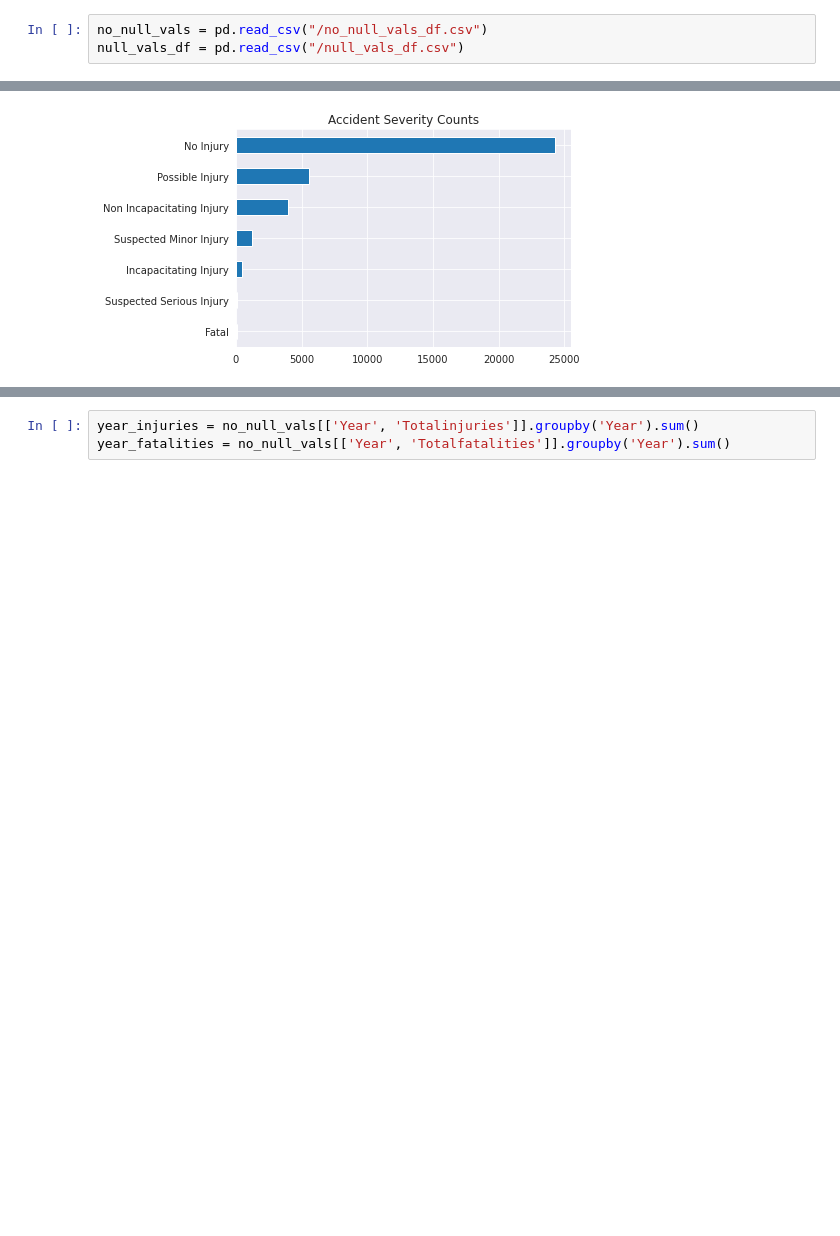
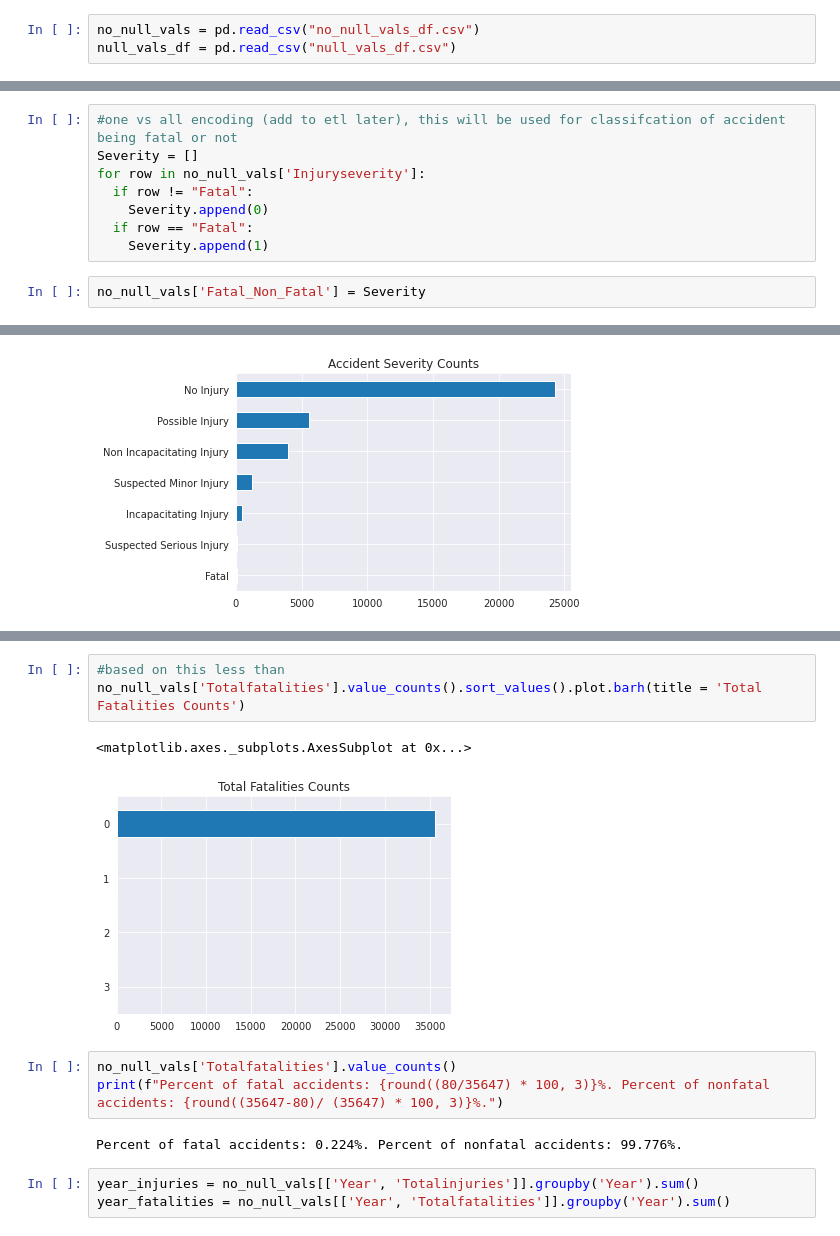
Before and after one commit to noahruiz416/Tempe_Traffic_Classification, a Jupyter notebook: Tempe_Traffic_Prototype.ipynb, the cells around one changed output, grey strips where cells are left out. Drawn from its saved outputs; the diff is of its cells as text; blank space fills up the shorter version.

```diff
--- a/Tempe_Traffic_Prototype.ipynb
+++ b/Tempe_Traffic_Prototype.ipynb
@@ -9,8 +9,8 @@ import pandas as pd
 import seaborn as sns
 import matplotlib.pyplot as plt
 # %%
-no_null_vals = pd.read_csv("/no_null_vals_df.csv")
-null_vals_df = pd.read_csv("/null_vals_df.csv")
+no_null_vals = pd.read_csv("no_null_vals_df.csv")
+null_vals_df = pd.read_csv("null_vals_df.csv")
 # %%
 no_null_vals['Injuryseverity'].value_counts()
 # %% [output]
@@ -24,0 +36,10 @@ Name: Injuryseverity, dtype: int64
+# %%
+#one vs all encoding (add to etl later), this will be used for classifcation of accident being fatal or not
+Severity = []
+for row in no_null_vals['Injuryseverity']:
+  if row != "Fatal":
+    Severity.append(0)
+  if row == "Fatal":
+    Severity.append(1)
+# %%
+no_null_vals['Fatal_Non_Fatal'] = Severity
@@ -32,3 +70,14 @@ no_null_vals['Injuryseverity'].value_counts().sort_values().plot.barh(title = 'A
+# %%
+#based on this less than
+no_null_vals['Totalfatalities'].value_counts().sort_values().plot.barh(title = 'Total Fatalities Counts')
+# %% [output]
+<matplotlib.axes._subplots.AxesSubplot at 0x...>
+[figure, added]
+# %%
+no_null_vals['Totalfatalities'].value_counts()
+print(f"Percent of fatal accidents: {round((80/35647) * 100, 3)}%. Percent of nonfatal accidents: {round((35647-80)/ (35647) * 100, 3)}%.")
+# %% [output]
+Percent of fatal accidents: 0.224%. Percent of nonfatal accidents: 99.776%.
 # %%
 year_injuries = no_null_vals[['Year', 'Totalinjuries']].groupby('Year').sum()
 year_fatalities = no_null_vals[['Year', 'Totalfatalities']].groupby('Year').sum()
```
Also changed, not shown: parts of 19 cells of this notebook.
